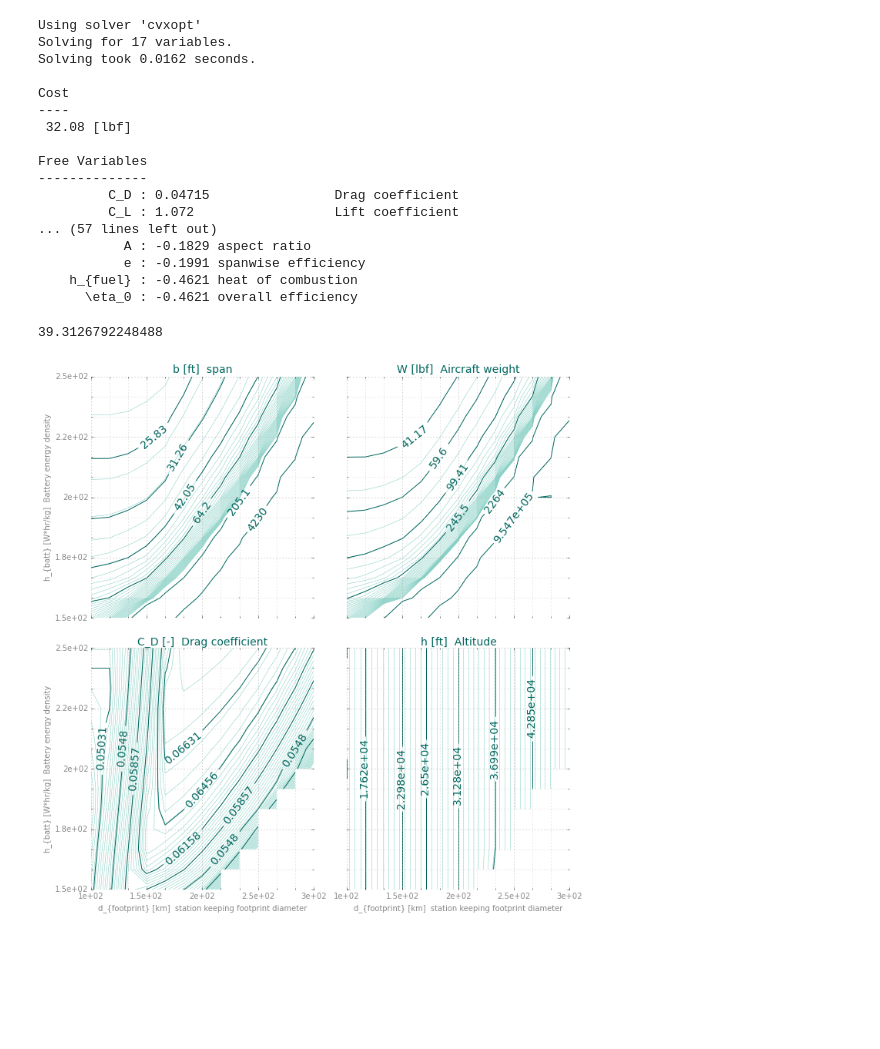
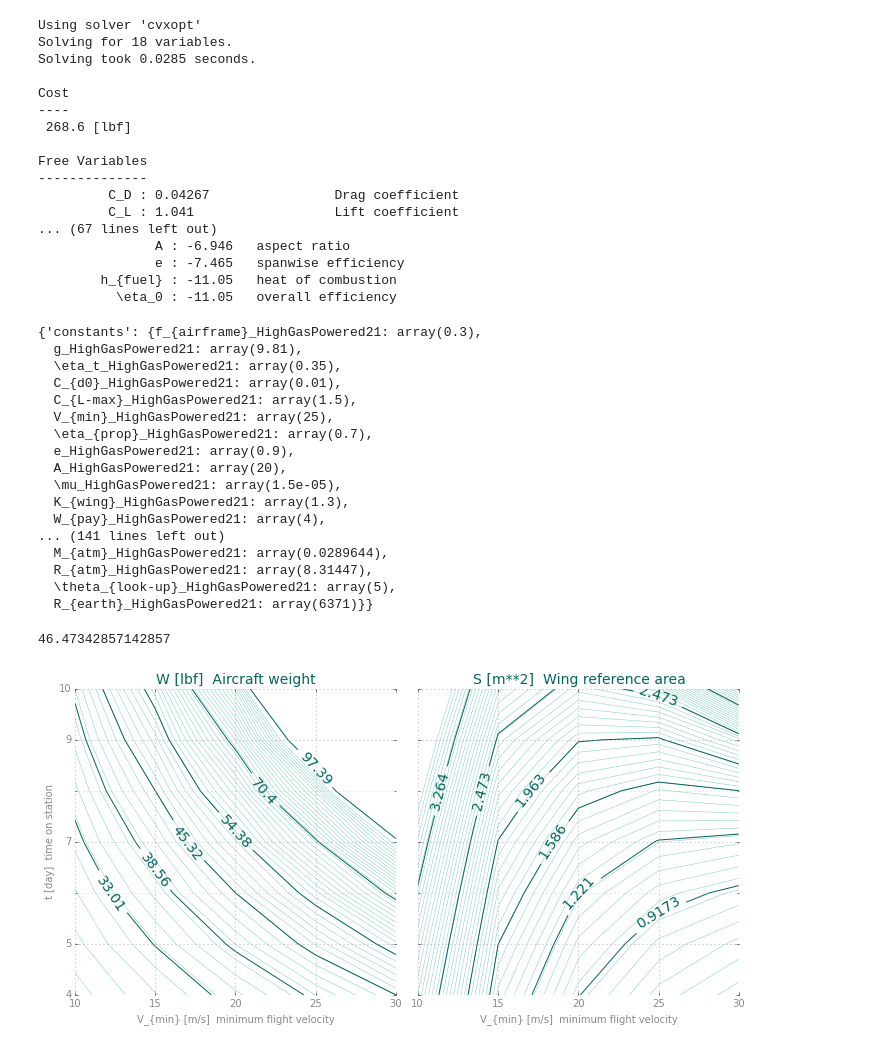
Before and after one commit to convexengineering/SPaircraft, a Jupyter notebook: gas_powered.ipynb, the cells around one changed output. Drawn from its saved outputs; the diff is of its cells as text; code cells hidden in the pictures; blank space fills up the shorter version.

```diff
--- a/gas_powered.ipynb
+++ b/gas_powered.ipynb
@@ -1,6 +1,6 @@
 # %%
 from numpy import pi, tan
-from gpkit import Model, Variable, units
+from gpkit import Model, Variable, VectorVariable, units
 from gpkit.tools import te_exp_minus1
 import gpkit
 gpkit.settings['latex_modelname'] = False
@@ -16,13 +16,13 @@ class HighGasPowered(Model):
         P_shaft = Variable('P_{shaft}', 'W', 'Shaft power')
         S = Variable('S', 'm^2', 'Wing reference area')
         V = Variable('V', 'm/s', 'Cruise velocity')
-        V_min = Variable('V_{min}', 10, "m/s", "minimum flight velocity")
+        V_min = Variable('V_{min}', 25, "m/s", "minimum flight velocity")
         W = Variable('W', 'lbf', 'Aircraft weight')
 
         eta_prop = Variable(r'\eta_{prop}', 0.7, '-', 'Propulsive efficiency')
         rho = Variable(r'\rho', 'kg/m^3')
 
-        constraints.extend([P_shaft == V*W*CD/CL/eta_prop,   # eta*P = D*V
+        constraints.extend([P_shaft >= V*W*CD/CL/eta_prop,   # eta*P = D*V
                             W == 0.5*rho*V**2*CL*S,
                             V >= V_min])
 
@@ -46,17 +46,22 @@ class HighGasPowered(Model):
         # Weight model
         W_batt = Variable('W_{batt}', 'lbf', 'Battery weight')
         W_airframe = Variable('W_{airframe}', 'lbf', 'Airframe weight')
-        W_eng = Variable('W_{eng}', 11.5, 'lbf', 'Engine weight')
-        W_pay = Variable(r'W_{pay}', 4, 'lbf', 'Aircraft weight')
+        W_eng = Variable('W_{eng}', 'lbf', 'Engine weight')
+        W_pay = Variable(r'W_{pay}', 4, 'lbf', 'Payload weight')
         W_fuel = Variable('W_{fuel}', 'lbf', 'Fuel Weight')
         W_zfw = Variable('W_{zfw}', 'lbf', 'Zero fuel weight')
         wl = Variable('wl', 'lbf/ft^2', 'wing loading')
+        W_engmin = Variable('W_{min}', 6.8, 'lbf', 'min engine weight')
+        W_engmax = Variable('W_{max}', 76.3, 'lbf', 'max engine weight')
 
-        f_airframe = Variable('f_{airframe}', 0.25, '-', 'Airframe weight fraction')
+        f_airframe = Variable('f_{airframe}', 0.3, '-', 'Airframe weight fraction')
         g = Variable('g', 9.81, 'm/s^2', 'Gravitational acceleration')
+        eta_t = Variable('\\eta_t', 0.35, '-', 'percent throttle')
 
         constraints.extend([W_airframe >= W*f_airframe,
-                            #W_eng >= P_shaft*0.1 * units('lbf/watt'),
+                            W_eng >= W_engmin,
+                            W_eng <= W_engmax,
+                            W_eng >= P_shaft*0.0093/eta_t * units('lbf/watt'),
                             W_zfw >= W_airframe + W_eng + W_pay,
                             wl == W/S,
                             W >= W_pay + W_eng + W_airframe + W_fuel])
@@ -81,7 +86,8 @@ class HighGasPowered(Model):
         TH = (g*M_atm/R_atm/L_atm).value.magnitude  # dimensionless
         constraints.extend([h <= 20000*units.m,  # Model valid to top of troposphere
                             T_sl >= T_atm + L_atm*h,     # Temp decreases w/ altitude
-                            rho <= p_sl*T_atm**(TH-1)*M_atm/R_atm/(T_sl**TH)])  # http://en.wikipedia.org/wiki/Density_of_air#Altitude
+                            rho <= p_sl*T_atm**(TH-1)*M_atm/R_atm/(T_sl**TH)])
+            # http://en.wikipedia.org/wiki/Density_of_air#Altitude
 
         # station keeping requirement
         footprint = Variable("d_{footprint}", 100, 'km', "station keeping footprint diameter")
@@ -96,37 +102,54 @@ class HighGasPowered(Model):
         return objective, constraints
 
 m = HighGasPowered()
-sol = m.solve()
+m.solve()
 # %% [output]
 Using solver 'cvxopt'
-Solving for 17 variables.
-Solving took 0.0162 seconds.
+Solving for 18 variables.
+Solving took 0.0285 seconds.
 
 Cost
 ----
- 32.08 [lbf]
+ 268.6 [lbf]
 
 Free Variables
 --------------
-         C_D : 0.04715                Drag coefficient
-         C_L : 1.072                  Lift coefficient
-... (57 lines left out)
-           A : -0.1829 aspect ratio
-           e : -0.1991 spanwise efficiency
-    h_{fuel} : -0.4621 heat of combustion
-      \eta_0 : -0.4621 overall efficiency
+         C_D : 0.04267                Drag coefficient
+         C_L : 1.041                  Lift coefficient
+... (67 lines left out)
+               A : -6.946   aspect ratio
+               e : -7.465   spanwise efficiency
+        h_{fuel} : -11.05   heat of combustion
+          \eta_0 : -11.05   overall efficiency
+{'constants': {f_{airframe}_HighGasPowered21: array(0.3),
+  g_HighGasPowered21: array(9.81),
+  \eta_t_HighGasPowered21: array(0.35),
+  C_{d0}_HighGasPowered21: array(0.01),
+  C_{L-max}_HighGasPowered21: array(1.5),
+  V_{min}_HighGasPowered21: array(25),
+  \eta_{prop}_HighGasPowered21: array(0.7),
+  e_HighGasPowered21: array(0.9),
+  A_HighGasPowered21: array(20),
+  \mu_HighGasPowered21: array(1.5e-05),
+  K_{wing}_HighGasPowered21: array(1.3),
+  W_{pay}_HighGasPowered21: array(4),
+... (141 lines left out)
+  M_{atm}_HighGasPowered21: array(0.0289644),
+  R_{atm}_HighGasPowered21: array(8.31447),
+  \theta_{look-up}_HighGasPowered21: array(5),
+  R_{earth}_HighGasPowered21: array(6371)}}
-# %%
-sol("W")
-# %% [output]
-39.3126792248488
+# %%
+1749/0.35*0.0093
+# %% [output]
+46.47342857142857
 # %%
 import numpy as np
-m.substitutions.update({"d_{footprint}": ('sweep', np.linspace(100, 300, 13)),
-                        "h_{batt}": ('sweep', np.linspace(150, 250, 13))})
+m.substitutions.update({"t": ('sweep', np.linspace(4, 10, 7)),
+                        "V_{min}": ('sweep', np.linspace(10, 30, 5))})
 sol = m.solve(solver="mosek", verbosity=0, skipsweepfailures=True)
 # %%
 %matplotlib inline
 from gpkit.interactive.plotting import contour_array
-_ = contour_array(m, "d_{footprint}", "h_{batt}", ["b", "W", "C_D", "h"])
+_ = contour_array(m, "V_{min}", "t", ["W", "S"])
 # %% [output]
-[figure, old version]
+[figure, new version]
```
Also changed, not shown: parts of 1 cell of this notebook.
